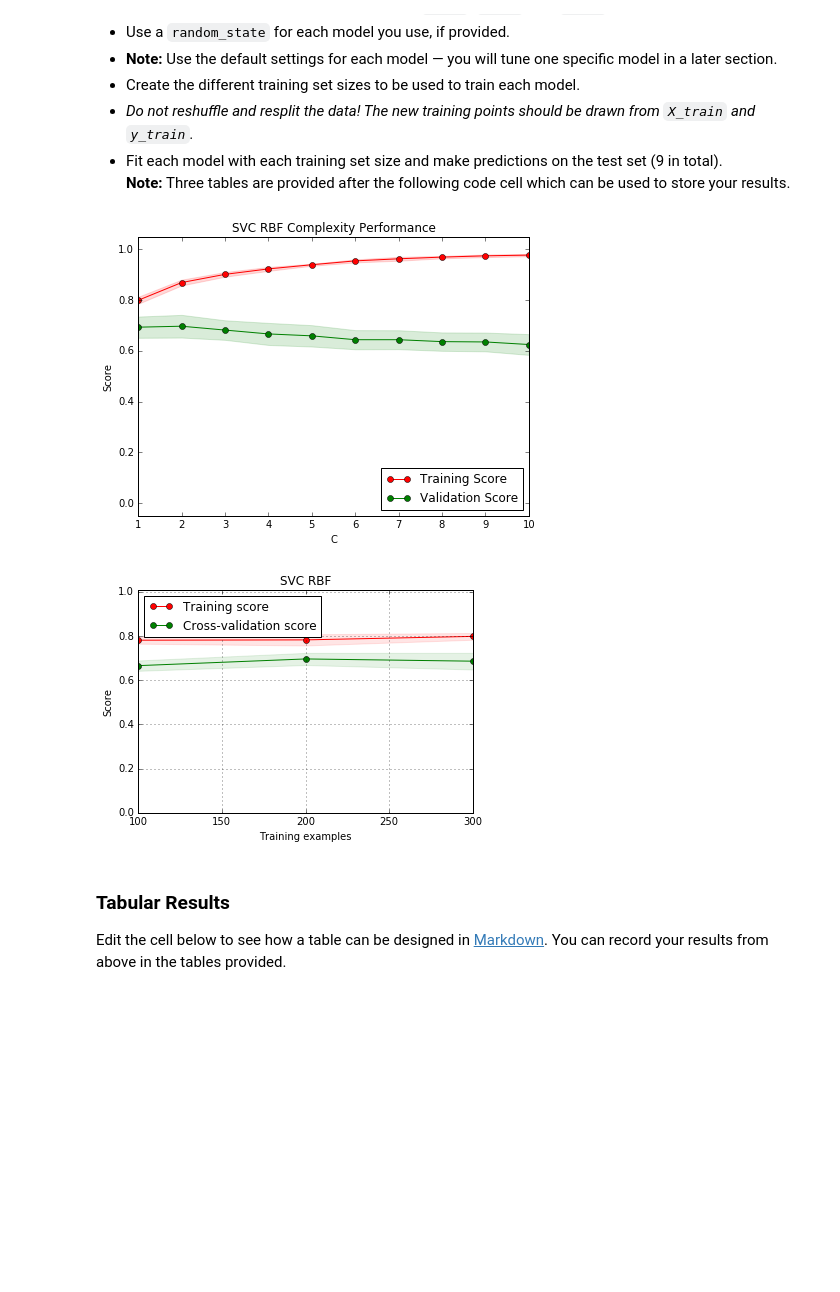
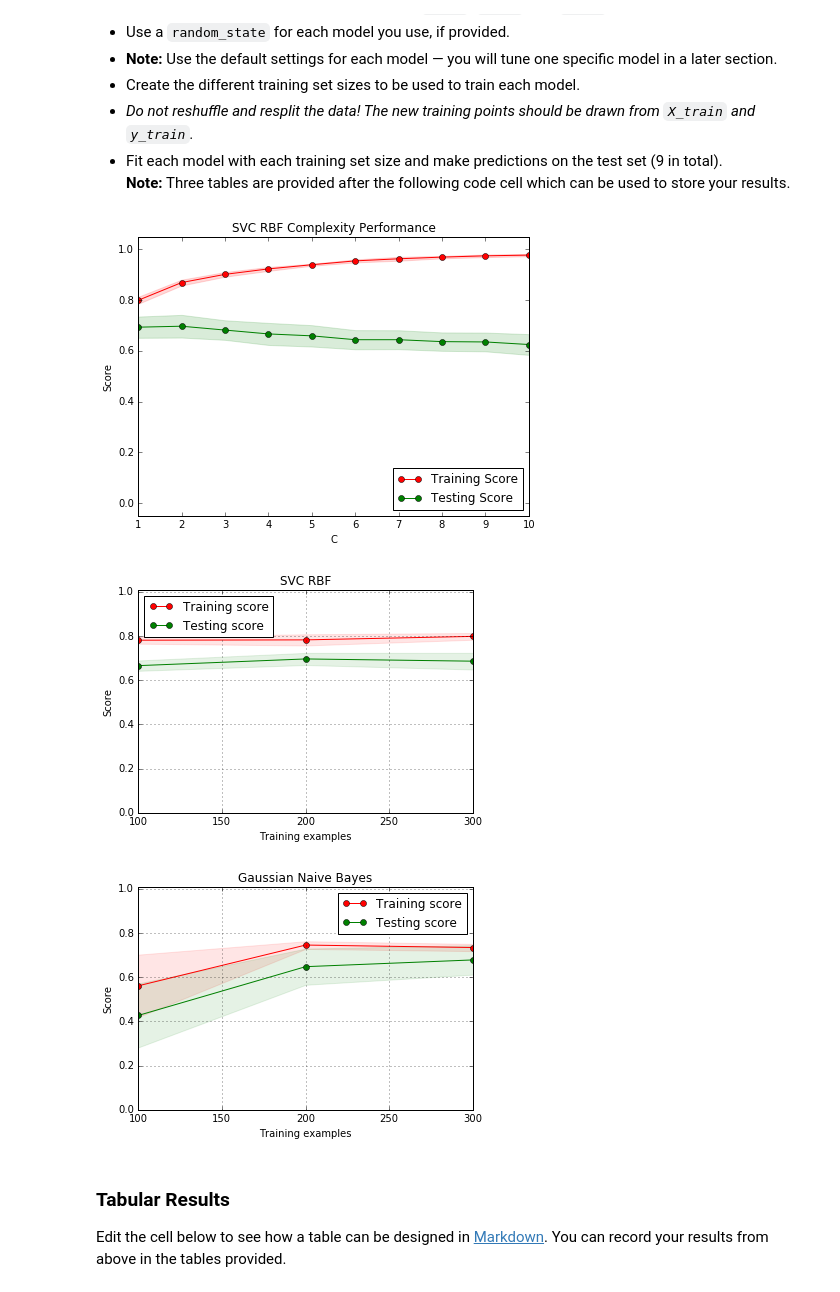
Before and after one commit to luizParreira/student_intervention, a Jupyter notebook: student_intervention.ipynb, the cells around one changed output. Drawn from its saved outputs; the diff is of its cells as text; code cells hidden in the pictures; blank space fills up the shorter version.

Commit message:
Made some slight modifications to copy

```diff
--- a/student_intervention.ipynb
+++ b/student_intervention.ipynb
@@ -220,6 +220,8 @@ Run the code cell below to initialize three helper functions which you can use f
 # TODO: Import any additional functionality you may need here
 from sklearn.learning_curve import learning_curve
 from sklearn.cross_validation import ShuffleSplit, train_test_split
+
+import matplotlib.pyplot as plt
 
 def split_data_train_test(X_all, y_all, num_train):
     num_test = X_all.shape[0] - num_train
@@ -380,7 +382,7 @@ def plot_learning_curve(estimator, title, X, y, ylim=None, cv=None,
     plt.plot(train_sizes, train_scores_mean, 'o-', color="r",
              label="Training score")
     plt.plot(train_sizes, test_scores_mean, 'o-', color="g",
-             label="Cross-validation score")
+             label="Testing score")
 
     plt.legend(loc="best")
     return plt
@@ -392,10 +394,10 @@ def ModelComplexity(CLF ,Xx, yy, title, param_name, param_range):
         The learning and testing errors rates are then plotted. """
 
     # make a copy of params (avoid mutability)
-    import copy
-    X = copy.copy(Xx)
-    y = copy.copy(yy)
-    clf = copy.copy(CLF)
+    import copy as cp
+    X = cp.copy(Xx)
+    y = cp.copy(yy)
+    clf = cp.copy(CLF)
     # Create 10 cross-validation sets for training and testing
     cv = ShuffleSplit(X.shape[0], n_iter = 10, test_size = 0.2, random_state = 0)
 
@@ -419,7 +421,7 @@ def ModelComplexity(CLF ,Xx, yy, title, param_name, param_range):
     plt.figure(figsize=(7, 5))
     plt.title(title +' Complexity Performance')
     plt.plot(param_range, train_mean, 'o-', color = 'r', label = 'Training Score')
-    plt.plot(param_range, test_mean, 'o-', color = 'g', label = 'Validation Score')
+    plt.plot(param_range, test_mean, 'o-', color = 'g', label = 'Testing Score')
     plt.fill_between(
         param_range,
         train_mean - train_std,
@@ -469,7 +471,7 @@ from sklearn.linear_model import SGDClassifier
 # clf_A = { 'clf' : MLPClassifier(alpha=1), 'name': 'Multi Layer Neural Network Alpha 1' }
 clf_B = { 'clf' : svm.SVC(kernel='rbf'), 'name': 'SVC RBF' }
 # clf_C = { 'clf' : AdaBoostClassifier(), 'name': 'AbaBoost' }
-# clf_D = { 'clf' : GaussianNB(), 'name': 'Gaussian Naive Bayes' }
+clf_D = { 'clf' : GaussianNB(), 'name': 'Gaussian Naive Bayes' }
 # clf_E = { 'clf' : KNeighborsClassifier(n_neighbors=7), 'name': 'K-nearest neighbors k=7' }
 # clf_F = { 'clf' : svm.SVC(kernel='linear'), 'name': 'Linear SVC' }
 # clf_G = { 'clf' : LogisticRegression(), 'name': 'Logistic Regression' }
@@ -479,46 +481,47 @@ clfs = [
    # clf_A,
     clf_B,
 #     clf_C,
-#     clf_D,
+     clf_D,
 #     clf_E,
 #     clf_F,
 #     clf_G,
 #     clf_H,
 #     clf_I
 ]
 # TODO: Set up the training set sizes
 
 # TODO: Execute the 'train_predict' function for each classifier and each training set size
 
 # ----------------
 # EXPERIMENTATION
 # ----------------
 
 # Run multiple classifiers at the same time
 #predictions = run_prediction(clfs, X_train, y_train, X_test, y_test)
 # Print the dataframe to vizualize the predictions from all different classifiers sorted by the
 # test results
 #table_print(predictions)
 r = np.arange(1.0,10.1, 1)
 coef0 = np.arange(0.0,1.1, 0.1)
 ModelComplexity(clf_B['clf'], X_all, y_all, clf_B['name'], 'C',r)
 
 for h in clfs:
     plot_learning_curve(h['clf'], h['name'], X_all, y_all, ylim=(0, 1.01), cv=10, n_jobs=1)
 
     plt.show()
 # ------------------
 # CHOSEN CLASSIFIERS
 # ------------------
-svc_svm_rbf = clf_B
-k_nearest_neighbours = clf_E
-multi_layer_neural_net = clf_A
-chosen_clfs = [svc_svm_rbf, k_nearest_neighbours, multi_layer_neural_net]
+#svc_svm_rbf = clf_B
+#k_nearest_neighbours = clf_E
+#multi_layer_neural_net = clf_A
+#chosen_clfs = [svc_svm_rbf, k_nearest_neighbours, multi_layer_neural_net]
 #chosen_clfs_preds = run_prediction(chosen_clfs, X_train, y_train, X_test, y_test)
 #table_print(chosen_clfs_preds)
 # %% [output]
-[figure, old version]
+[figure, new version]
-[figure, old version]
+[figure, new version]
+[figure, added]
 # %% [markdown]
 ### Tabular Results
 Edit the cell below to see how a table can be designed in [Markdown](https://github.com/adam-p/markdown-here/wiki/Markdown-Cheatsheet#tables). You can record your results from above in the tables provided.
```
